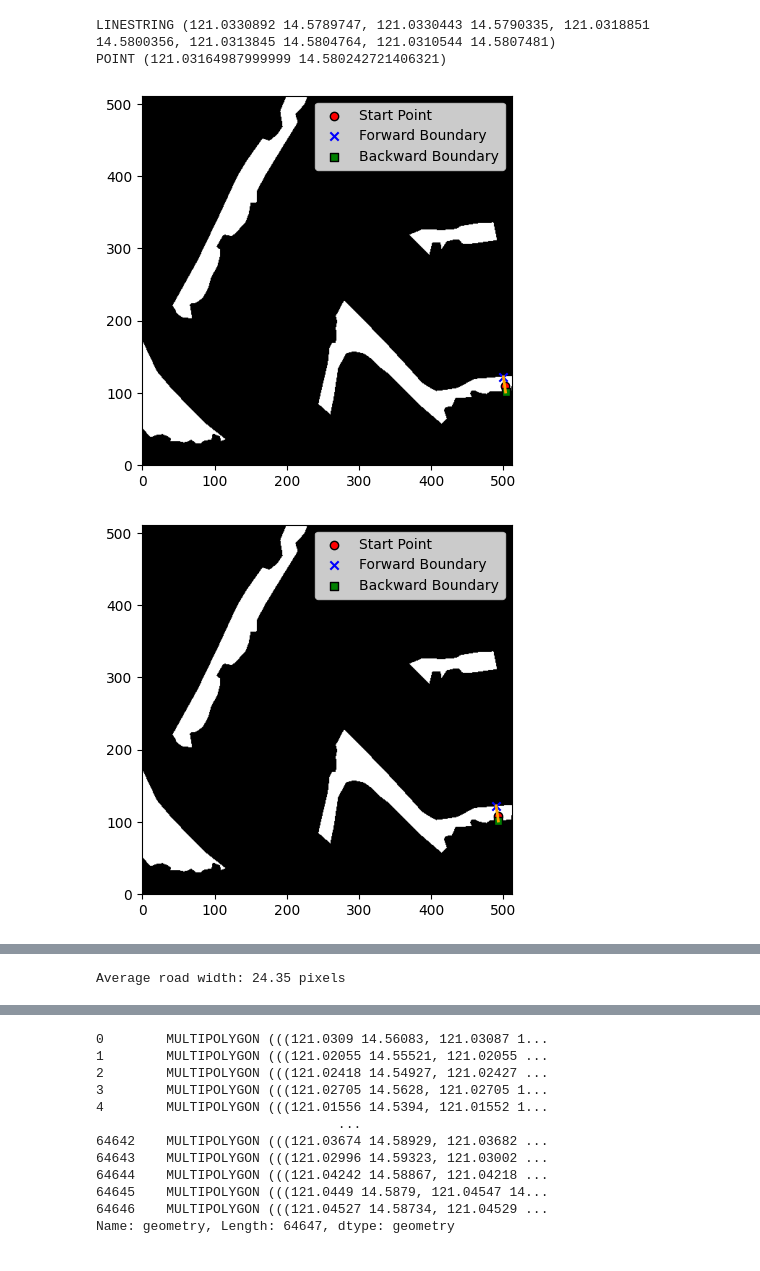
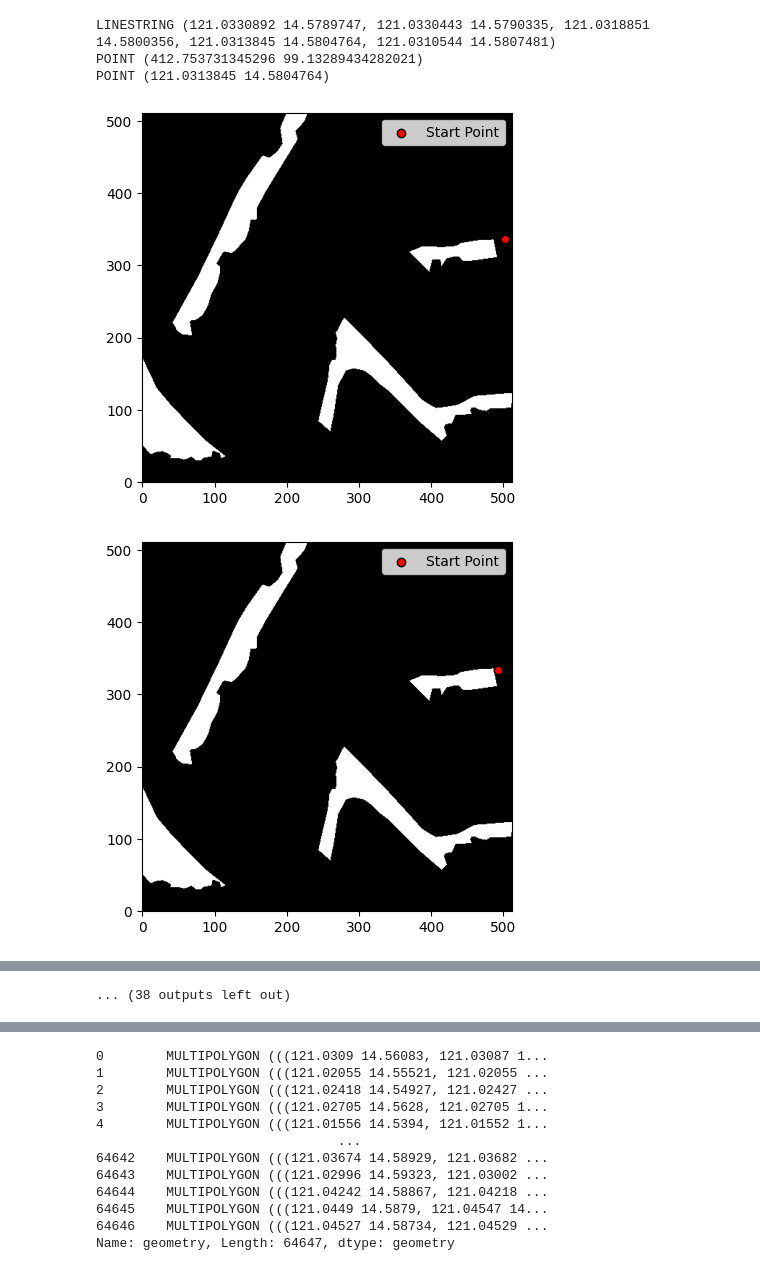
Before and after one commit to Roughienmn/Width-Extractor, a Jupyter notebook: Prototype.ipynb, the cells around one changed output, grey strips where cells are left out. Saved outputs shown, nothing was run; the diff lists cells and outputs as text; code cells hidden in the pictures.

Commit message:
moved functionality to functions, added more display

```diff
--- a/Prototype.ipynb
+++ b/Prototype.ipynb
@@ -403,0 +492,3 @@ scaled_patch_roads
+# %%
+best_shift_values, best_roadline_mask, max_intersection = get_best_shift_values(patch_roadlines, image_mask, True)
+display_best_shifted_roadlines(best_roadline_mask, image_mask)
@@ -403,0 +498,6 @@ scaled_patch_roads
+# %%
+patch_roadlines.loc[:, 'geometry_scaled'] = patch_roadlines['geometry_scaled'].apply(
+    lambda geom: shift_geometry(geom, best_shift_values[0], best_shift_values[1])
+)
+
+patch_roadlines
@@ -669,10 +770,20 @@ def measure_nearest_road_to_point(point, slope, image_mask, plot=True):
     return returned_value
 # %%
 def convert_coords(point_i):
-    point = shift_geometry(point_i, -x_shift_second, -y_shift_second)
-    point = scale_geometry(point, 1/x_scale, 1/y_scale)
-    point = shift_geometry(point, -x_shift_initial, -y_shift_initial)
+    point = shift_geometry(point_i, -best_shift_values[0], -best_shift_values[1])
+    point = scale_geometry(point, (patch_bounds['max_lon']-patch_bounds['min_lon'])/PATCH_SIZE, (patch_bounds['max_lat']-patch_bounds['min_lat'])/PATCH_SIZE)
+    point = shift_geometry(point, -patch_bounds['min_lon'], -patch_bounds['min_lat'])
     return point
+# %%
+test = patch_roadlines.copy()
+print(test["geometry"].iloc[0])
+point = sp.Point(test["geometry_scaled"].iloc[0].coords[1])
+print(point)
+print(convert_coords(point))
+# %% [output]
+LINESTRING (121.0330892 14.5789747, 121.0330443 14.5790335, 121.0318851 14.5800356, 121.0313845 14.5804764, 121.0310544 14.5807481)
+POINT (412.753731345296 99.13289434282021)
+POINT (121.0313845 14.5804764)
 # %%
 #get width measurements of one road line
 def measure_road_width(line,  image_mask, plot=False):
@@ -685,26 +796,20 @@ def measure_road_width(line,  image_mask, plot=False):
         if width is not None:
             widths.append((point_slope_pair, coords, width))
     return widths
-# %%
-test = scaled_patch_roads.copy()
-print(test["geometry"].iloc[0])
-point = sp.Point(test["geometry_scaled"].iloc[0].coords[0])
-print(convert_coords(point))
-# %% [output]
-LINESTRING (121.0330892 14.5789747, 121.0330443 14.5790335, 121.0318851 14.5800356, 121.0313845 14.5804764, 121.0310544 14.5807481)
-POINT (121.03164987999999 14.580242721406321)
 # %%
-instance = scaled_patch_roads.iloc[1]
+instance = patch_roadlines.iloc[2]
 geom = instance['geometry_scaled']
+
+widths = []
 
 if isinstance(geom, sp.MultiLineString):
     for line in geom.geoms:
         widths = measure_road_width(line, image_mask, True)
 elif isinstance(geom, sp.LineString):
     widths = measure_road_width(geom, image_mask, True)
 
 average_width = np.mean([width for _, _, width in widths])
 print(f"Average road width: {average_width:.2f} pixels")
 # %% [output]
-[figure, old version]
+[figure, new version]
-[figure, old version]
+[figure, new version]
@@ -720,4 +826,4 @@ print(f"Average road width: {average_width:.2f} pixels")
-Average road width: 24.35 pixels
+... (38 outputs left out)
 # %%
 fig, ax = plt.subplots(figsize=(10, 10))
 ax.imshow(image_mask, cmap='gray', interpolation='none')
```
Also changed, not shown: parts of 75 cells of this notebook.
